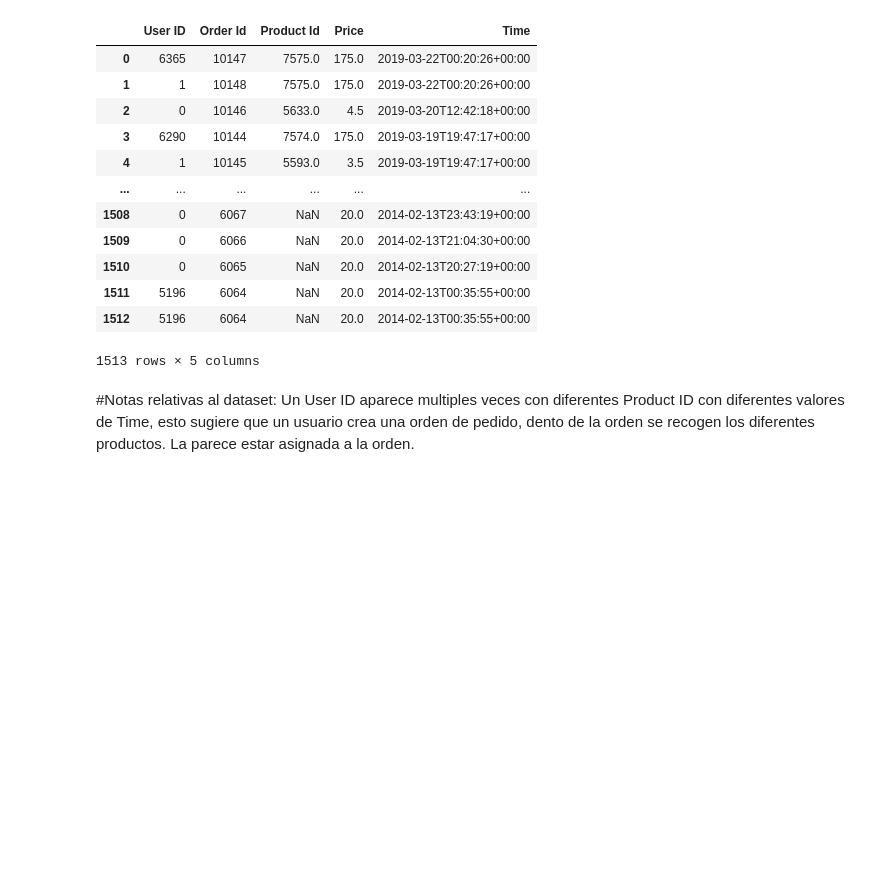
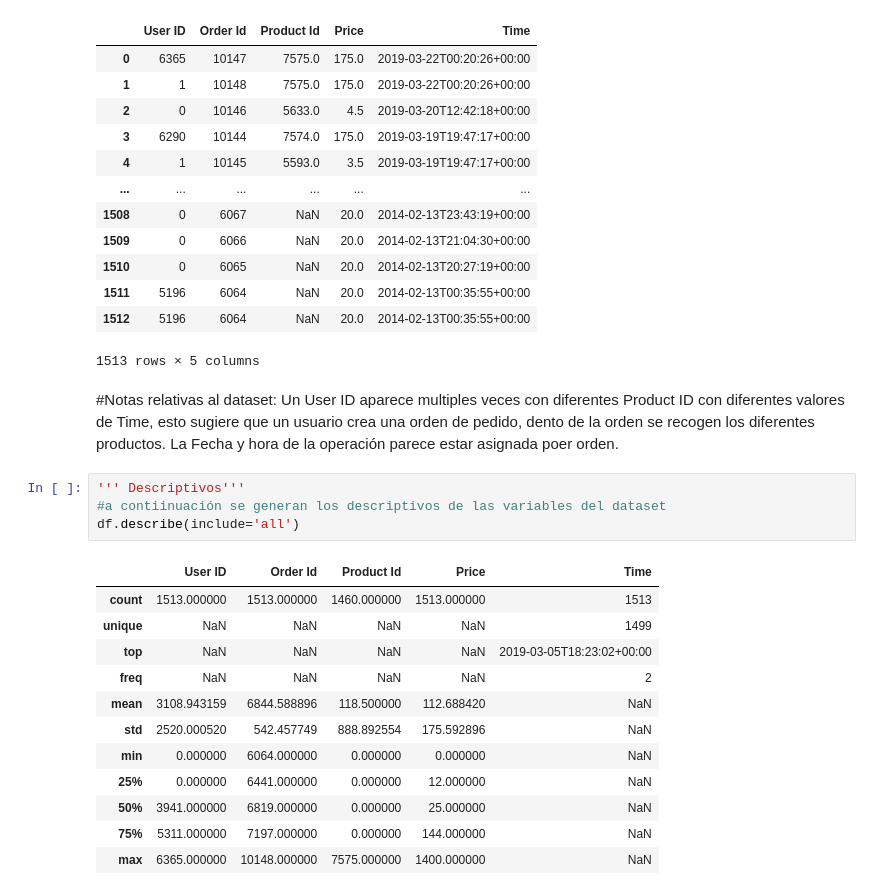
Before and after one commit to armand-analytics/Forecasting, a Jupyter notebook: notebooks/01_EDA.ipynb, the cells around one changed output. Drawn from its saved outputs; the diff is of its cells as text; blank space fills up the shorter version.

```diff
--- a/notebooks/01_EDA.ipynb
+++ b/notebooks/01_EDA.ipynb
@@ -21,4 +22,21 @@ df
 1513 rows × 5 columns
 # %% [markdown]
 #Notas relativas al dataset:
-Un User ID aparece multiples veces con diferentes Product ID con diferentes valores de Time,  esto sugiere que un usuario crea una orden de pedido, dento de la orden se recogen los diferentes productos. La parece estar asignada a la orden.
+Un User ID aparece multiples veces con diferentes Product ID con diferentes valores de Time,  esto sugiere que un usuario crea una orden de pedido, dento de la orden se recogen los diferentes productos. La Fecha y hora de la operación parece estar asignada poer orden.
+# %%
+''' Descriptivos'''
+#a contiinuación se generan los descriptivos de las variables del dataset
+df.describe(include='all')
+# %% [output]
+|  | User ID | Order Id | Product Id | Price | Time |
+| count | 1513.000000 | 1513.000000 | 1460.000000 | 1513.000000 | 1513 |
+| unique | NaN | NaN | NaN | NaN | 1499 |
+| top | NaN | NaN | NaN | NaN | 2019-03-05T18:23:02+00:00 |
+| freq | NaN | NaN | NaN | NaN | 2 |
+| mean | 3108.943159 | 6844.588896 | 118.500000 | 112.688420 | NaN |
+| std | 2520.000520 | 542.457749 | 888.892554 | 175.592896 | NaN |
+| min | 0.000000 | 6064.000000 | 0.000000 | 0.000000 | NaN |
+| 25% | 0.000000 | 6441.000000 | 0.000000 | 12.000000 | NaN |
+| 50% | 3941.000000 | 6819.000000 | 0.000000 | 25.000000 | NaN |
+| 75% | 5311.000000 | 7197.000000 | 0.000000 | 144.000000 | NaN |
+| max | 6365.000000 | 10148.000000 | 7575.000000 | 1400.000000 | NaN |
```
Also changed, not shown: parts of 8 cells of this notebook, 1 other file.
